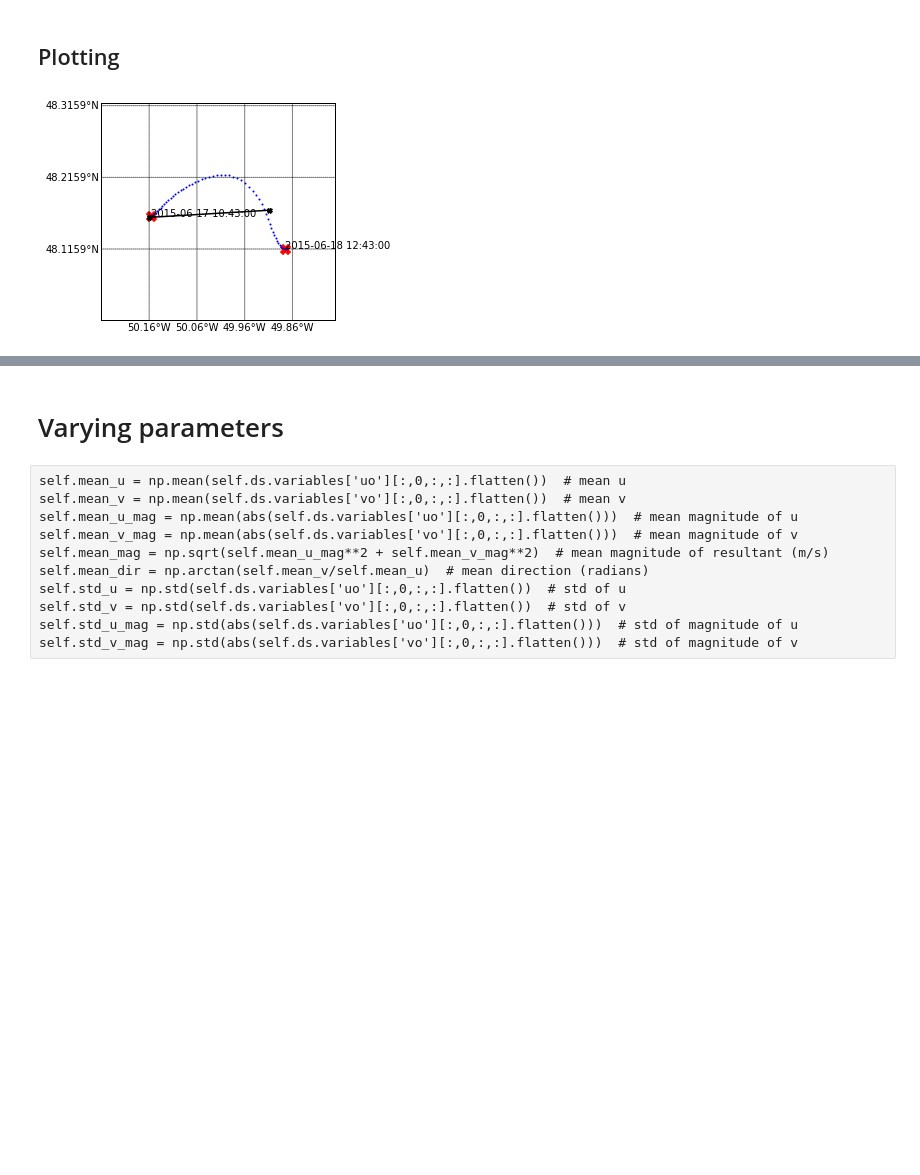
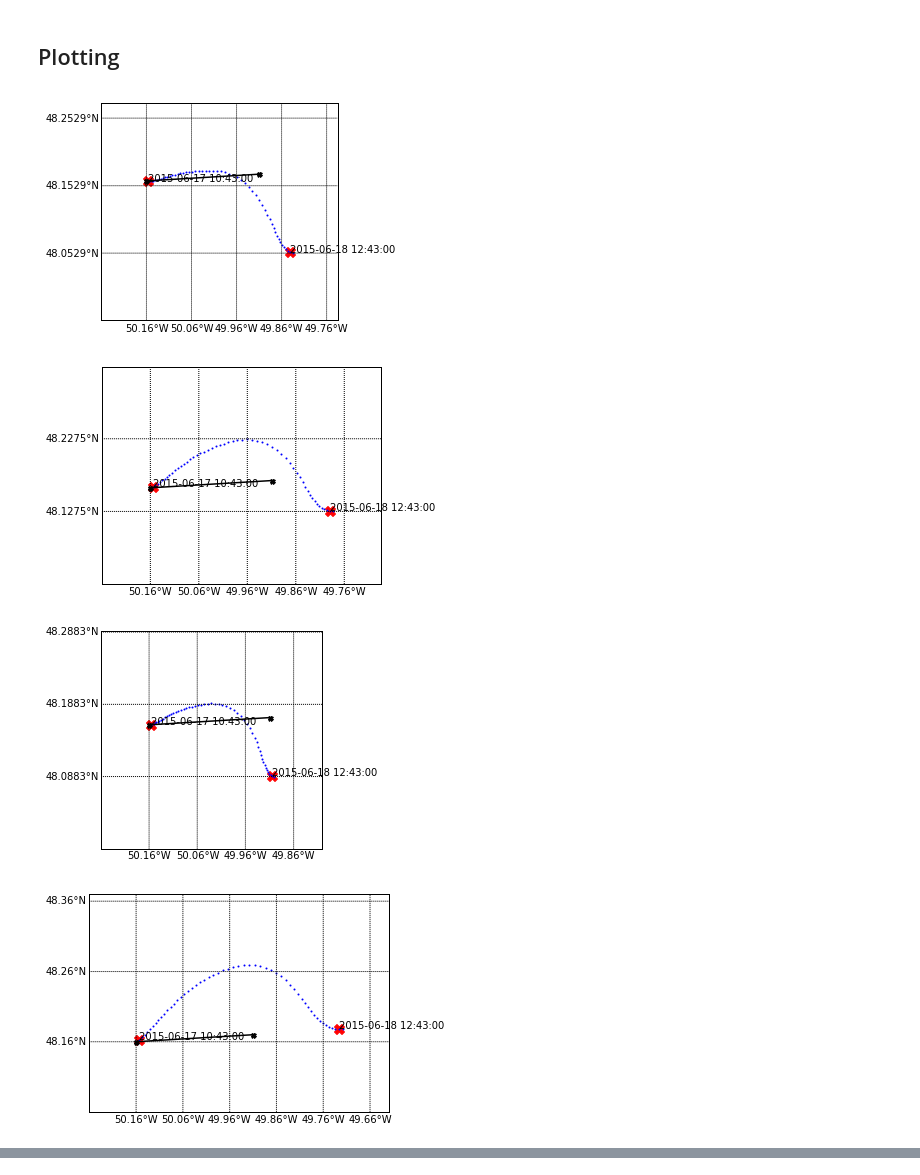
Before and after one commit to evankielley/IceDEF, a Jupyter notebook: notebooks/drift_simulator.ipynb, the cells around one changed output, grey strips where cells are left out. Cells and saved outputs as stored; diff of their text form; code cells hidden in the pictures; blank space fills up the shorter version.

Commit message:
adding variations back into drift simulator

```diff
--- a/notebooks/drift_simulator.ipynb
+++ b/notebooks/drift_simulator.ipynb
@@ -69,2 +71,36 @@ atm_data.filenames
+# %%
+def get_data_subset(data, xy_res, lats, lons, min_lat, max_lat, min_lon, max_lon):
+
+    min_lat_idx = min(np.where(abs(lats - min_lat) < xy_res)[0])
+    max_lat_idx = max(np.where(abs(lats - max_lat) < xy_res)[0])
+    min_lon_idx = min(np.where(abs(lons - min_lon) < xy_res)[0])
+    max_lon_idx = max(np.where(abs(lons - max_lon) < xy_res)[0])
+
+    data_subset = data[:, min_lat_idx:max_lat_idx+1, min_lon_idx:max_lon_idx+1]
+
+    return data_subset
+
+def get_data_stats(data):
+
+    data_mean = np.mean(data.flatten())
+    data_std = np.std(data.flatten())
+
+    return data_mean, data_std
+
+def get_current_offset(data):
+
+    data_mean, data_std = get_data_stats(data)
+    data_sample = truncnorm.rvs(-1,1, loc=data_mean, scale=data_std)
+    data_offset = data_mean - data_sample
+
+    return data_offset
+
+def get_wind_offset(data):
+
+    data_mean, data_std = get_data_stats(data)
+    data_sample = truncnorm.rvs(-20,20, loc=data_mean, scale=data_std)
+    data_offset = data_mean - data_sample
+
+    return data_offset
 # %% [markdown]
 ## Simulate Drift
@@ -142,6 +255,10 @@ Final time: 2015-06-18 13:13:00
 # %% [markdown]
 ## Plotting
 # %%
-plot.plot_drift_track_test_case(iip_berg, mod_berg)
+for mod_berg in mod_berg_list:
+    plot.plot_drift_track_test_case(iip_berg, mod_berg)
 # %% [output]
-[figure, old version]
+[figure, new version]
+[figure, added]
+[figure, added]
+[figure, added]
@@ -148,13 +270,0 @@ plot.plot_drift_track_test_case(iip_berg, mod_berg)
-# %% [markdown]
-# Varying parameters
-# %% [raw]
-self.mean_u = np.mean(self.ds.variables['uo'][:,0,:,:].flatten())  # mean u
-self.mean_v = np.mean(self.ds.variables['vo'][:,0,:,:].flatten())  # mean v
-self.mean_u_mag = np.mean(abs(self.ds.variables['uo'][:,0,:,:].flatten()))  # mean magnitude of u
-self.mean_v_mag = np.mean(abs(self.ds.variables['vo'][:,0,:,:].flatten()))  # mean magnitude of v
-self.mean_mag = np.sqrt(self.mean_u_mag**2 + self.mean_v_mag**2)  # mean magnitude of resultant (m/s)
-self.mean_dir = np.arctan(self.mean_v/self.mean_u)  # mean direction (radians)
-self.std_u = np.std(self.ds.variables['uo'][:,0,:,:].flatten())  # std of u
-self.std_v = np.std(self.ds.variables['vo'][:,0,:,:].flatten())  # std of v
-self.std_u_mag = np.std(abs(self.ds.variables['uo'][:,0,:,:].flatten()))  # std of magnitude of u
-self.std_v_mag = np.std(abs(self.ds.variables['vo'][:,0,:,:].flatten()))  # std of magnitude of v
```
Also changed, not shown: parts of 9 cells of this notebook.
